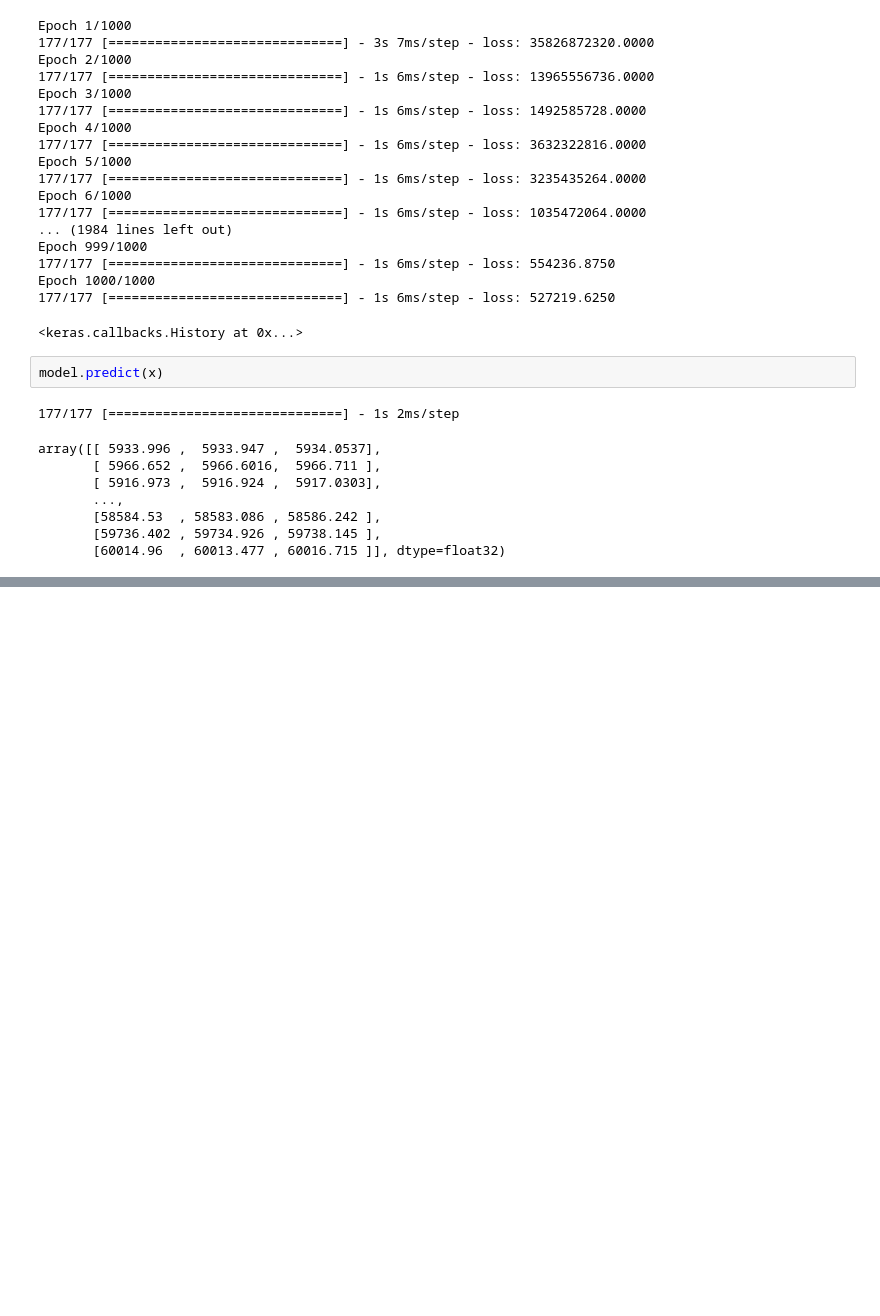
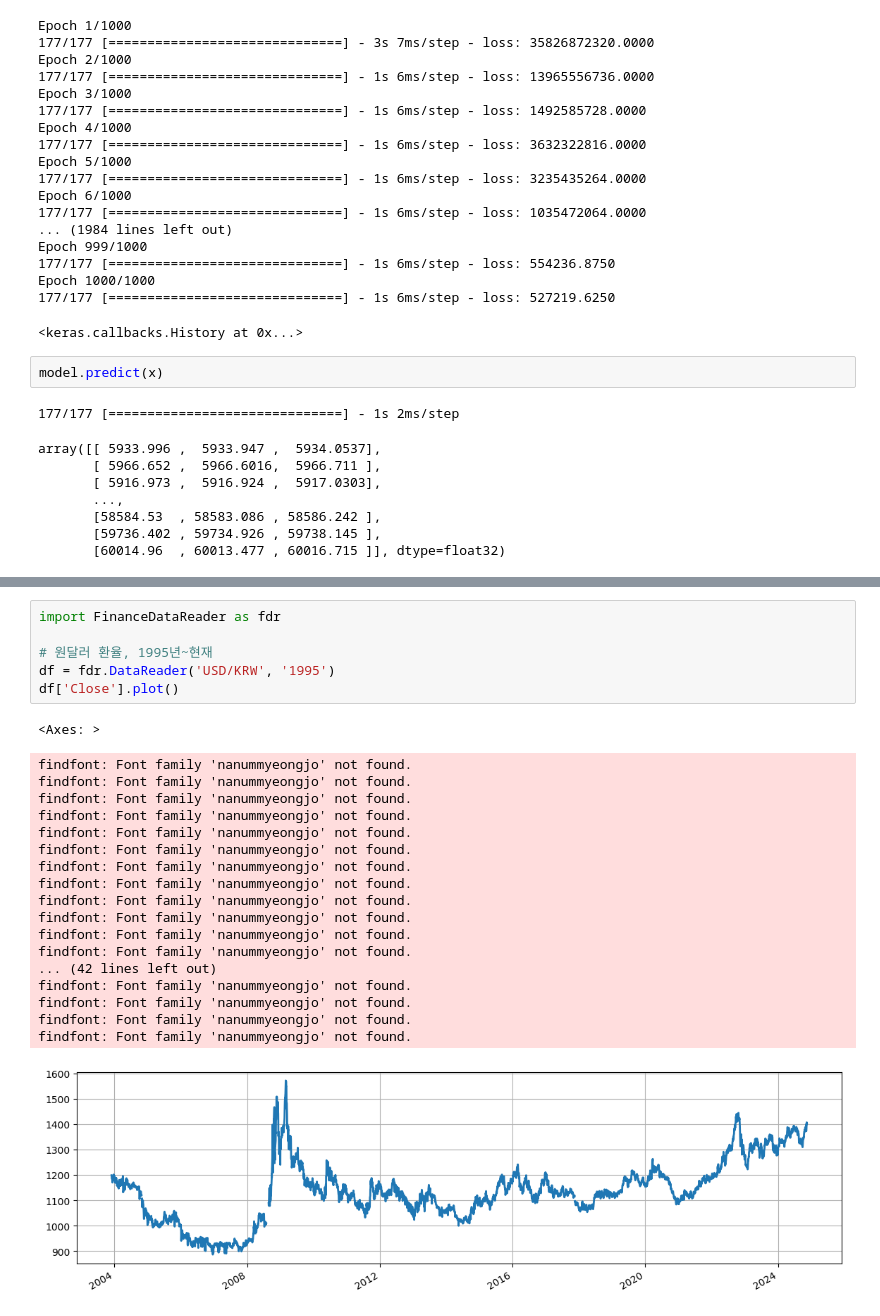
Before and after one commit to xribbi/test_e1044, a Jupyter notebook: Test_FinanceDataReader.ipynb, the cells around one changed output, grey strips where cells are left out. Cells and saved outputs as stored; diff of their text form; blank space fills up the shorter version.

```diff
--- a/Test_FinanceDataReader.ipynb
+++ b/Test_FinanceDataReader.ipynb
@@ -152,0 +298,26 @@ pred_10_close
+# %%
+import FinanceDataReader as fdr
+
+# 원달러 환율, 1995년~현재
+df = fdr.DataReader('USD/KRW', '1995')
+df['Close'].plot()
+# %% [output]
+<Axes: >
+findfont: Font family 'nanummyeongjo' not found.
+findfont: Font family 'nanummyeongjo' not found.
+findfont: Font family 'nanummyeongjo' not found.
+findfont: Font family 'nanummyeongjo' not found.
+findfont: Font family 'nanummyeongjo' not found.
+findfont: Font family 'nanummyeongjo' not found.
+findfont: Font family 'nanummyeongjo' not found.
+findfont: Font family 'nanummyeongjo' not found.
+findfont: Font family 'nanummyeongjo' not found.
+findfont: Font family 'nanummyeongjo' not found.
+findfont: Font family 'nanummyeongjo' not found.
+findfont: Font family 'nanummyeongjo' not found.
+... (42 lines left out)
+findfont: Font family 'nanummyeongjo' not found.
+findfont: Font family 'nanummyeongjo' not found.
+findfont: Font family 'nanummyeongjo' not found.
+findfont: Font family 'nanummyeongjo' not found.
+[figure, added]
```
Also changed, not shown: parts of 12 cells of this notebook, 2 other files.
